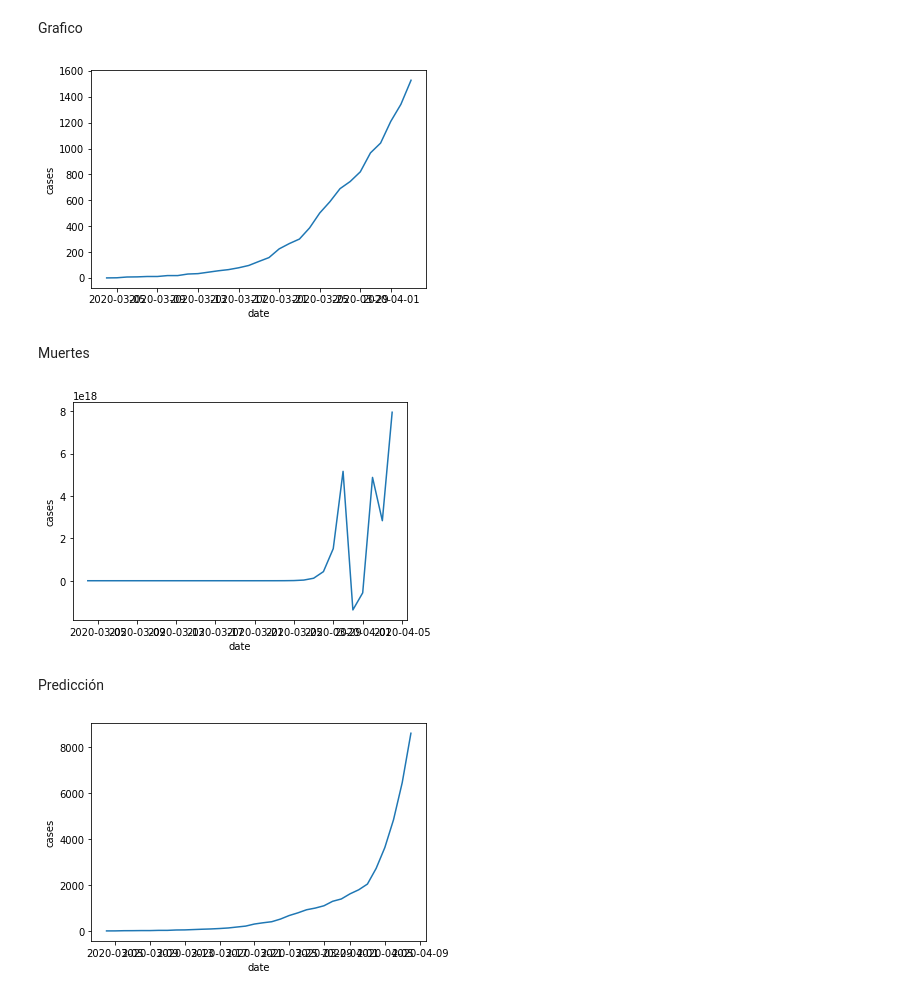
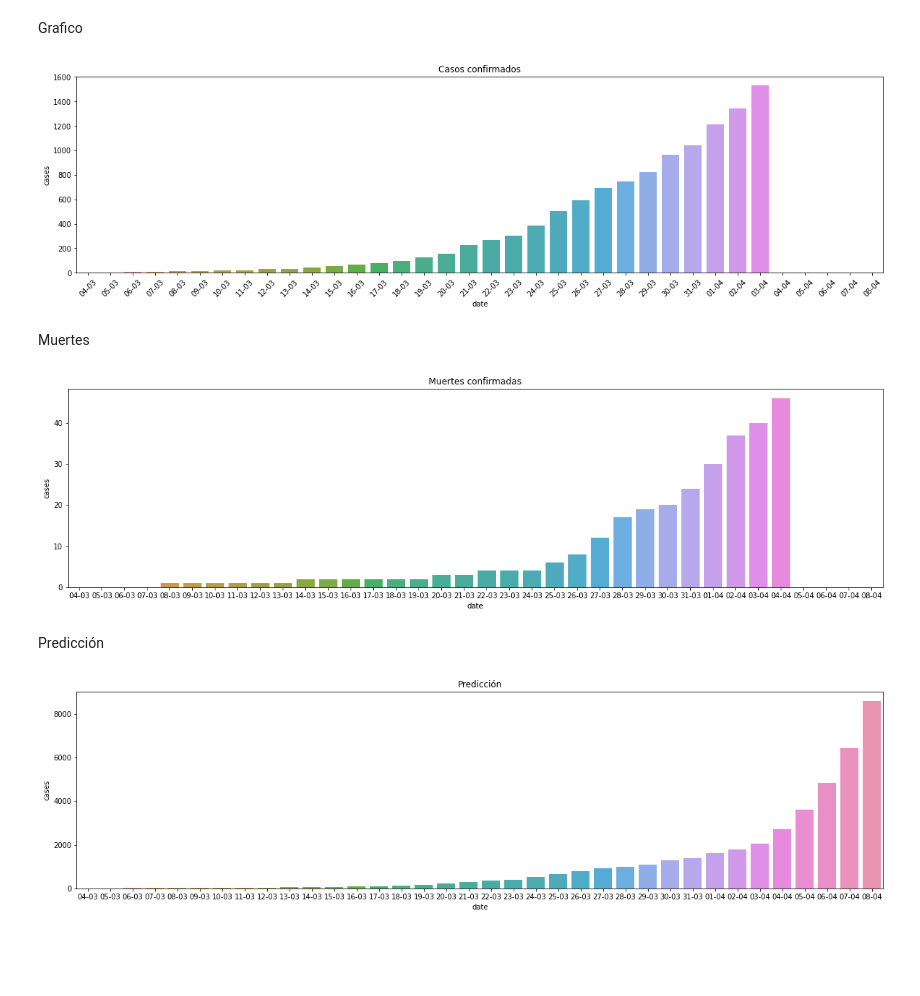
Before and after one commit to cemansilla/covid-19-notebook, a Jupyter notebook: COVID-19.ipynb, the cells around one changed output. Drawn from its saved outputs; the diff is of its cells as text; code cells hidden in the pictures; blank space fills up the shorter version.

```diff
--- a/COVID-19.ipynb
+++ b/COVID-19.ipynb
@@ -96,18 +54,21 @@ Grafico
 # %%
 import seaborn as sns
 import matplotlib.pyplot as plt
 
 #Obtengo los días en el rango especificado
-df_dates = pd.DataFrame(pd.date_range(start_date, periods=forecast_days, freq='D'))
+start_date = pd.to_datetime('2020-03-04')
+df_dates = pd.DataFrame(pd.date_range(start_date, periods=forecast_days, freq='D').format(formatter=lambda x: x.strftime('%d-%m')))
 
 df_cases = pd.DataFrame(cases)
 df_cases = pd.concat([df_dates, df_cases], axis=1)
 df_cases.columns = ['date', 'cases']
 
-sns.lineplot(data=df_cases, x='date', y='cases')
+plt.figure(figsize=(20,5))
+plt.xticks(rotation=45)
+sns.barplot(data=df_cases, x='date', y='cases').set(title = 'Casos confirmados')
 plt.show()
 # %% [output]
-[figure, old version]
+[figure, new version]
 # %% [markdown]
 Muertes
 # %%
@@ -115,10 +76,11 @@ df_deaths = pd.DataFrame(deaths)
 df_deaths = pd.concat([df_dates, df_deaths], axis=1)
 df_deaths.columns = ['date', 'cases']
 
-sns.lineplot(data=df_deaths, x='date', y='cases')
+plt.figure(figsize=(20,5))
+sns.barplot(data=df_deaths, x='date', y='cases').set(title = 'Muertes confirmadas')
 plt.show()
 # %% [output]
-[figure, old version]
+[figure, new version]
 # %% [markdown]
 Predicción
 # %%
@@ -126,7 +88,8 @@ df_forecast = pd.DataFrame(forecast)
 df_forecast = pd.concat([df_dates, df_forecast], axis=1)
 df_forecast.columns = ['date', 'cases']
 
-sns.lineplot(data=df_forecast, x='date', y='cases')
+plt.figure(figsize=(20,5))
+sns.barplot(data=df_forecast, x='date', y='cases').set(title = 'Predicción')
 plt.show()
 # %% [output]
-[figure, old version]
+[figure, new version]
```
Also changed, not shown: parts of 2 cells of this notebook.
